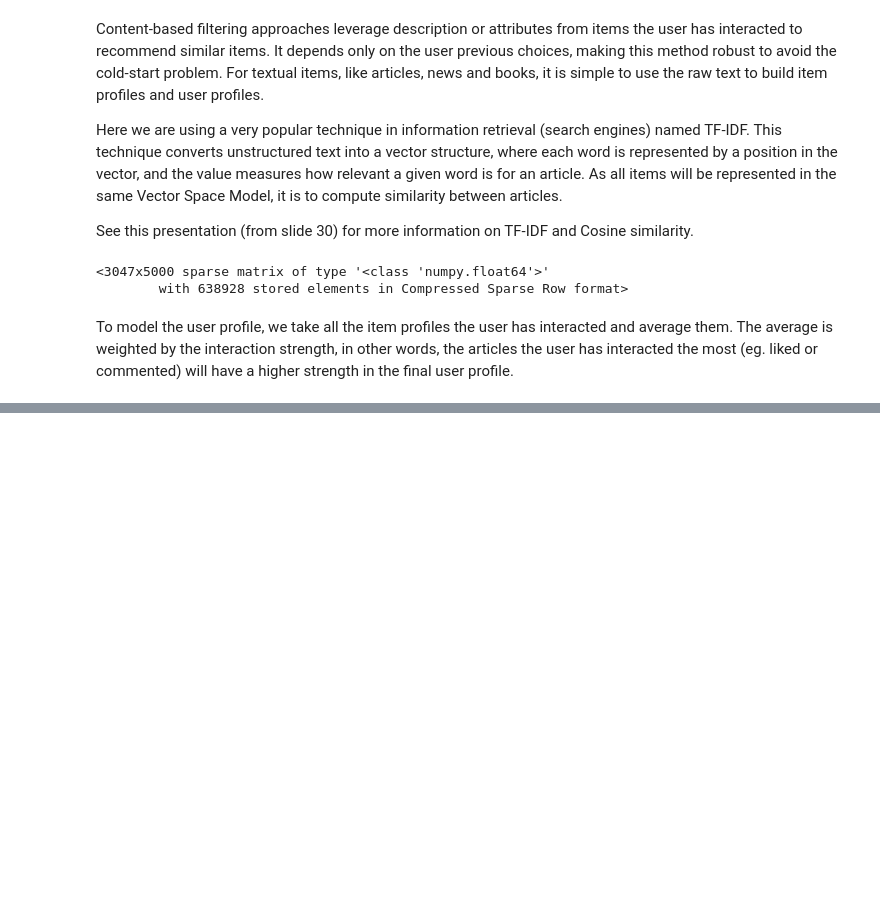
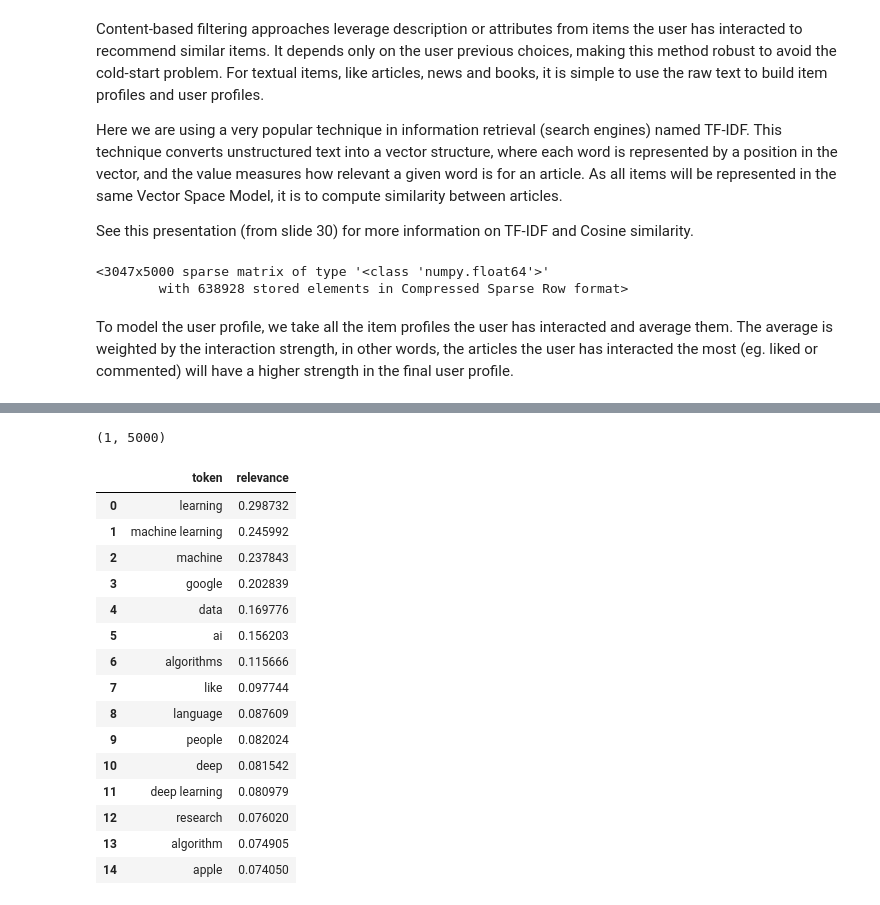
Before and after one commit to JIPiration/kaggles, a Jupyter notebook: Dataset_articles-sharing-and-reading-from-CI&T-DeskDrop/03_recommender-systems-in-python-101.ipynb, the cells around one changed output, grey strips where cells are left out. Drawn from its saved outputs; the diff is of its cells as text; code cells hidden in the pictures; blank space fills up the shorter version.

```diff
--- a/Dataset_articles-sharing-and-reading-from-CI&T-DeskDrop/03_recommender-systems-in-python-101.ipynb
+++ b/Dataset_articles-sharing-and-reading-from-CI&T-DeskDrop/03_recommender-systems-in-python-101.ipynb
@@ -525,23 +525,23 @@ def get_item_profile(item_id):
     return item_profile
 
 def get_item_profiles(ids):
-    item_profiles_list = [get_item_profiel(x) for x in ids]
+    item_profiles_list = [get_item_profile(x) for x in ids]
     item_profiles = scipy.sparse.vstack(item_profiles_list)
     return item_profiles
 
-def build_users_profile(person_id, iteractions_idexed_df):
-    iteractions_person_df = interactions_indexed_df.loc[person_id]
+def build_users_profile(person_id, interactions_indexed_df):
+    interactions_person_df = interactions_indexed_df.loc[person_id]
     user_item_profiles = get_item_profiles(interactions_person_df['contentId'])
 
-    user_item_strengths = np.array(interactions_person_df['eventStrength']).reshape(-1, 1)
+    user_item_strengths = np.array(interactions_person_df['eventStrength']).reshape(-1,1)
     #Weighted average of item profiles by the interactions strength
-    user_item_strengths_weighted_avg = np.sum(user_item_profiles.multiply(user_item_strngths), axis=0) / np.sum(user_item_strengths)
-    user_profile_norm = sklearn.preprocessing.normalize(user_item_strngths_weighted_avg)
+    user_item_strengths_weighted_avg = np.sum(user_item_profiles.multiply(user_item_strengths), axis=0) / np.sum(user_item_strengths)
+    user_profile_norm = sklearn.preprocessing.normalize(user_item_strengths_weighted_avg)
     return user_profile_norm
 
 def build_users_profiles():
-    interactions_indexed_df = interactions_train_df[interactions_train_df['contentId']
-                                                    .isin(articles_df['contentId'])].set_index('personId')
+    interactions_indexed_df = interactions_train_df[interactions_train_df['contentId'] \
+                                                   .isin(articles_df['contentId'])].set_index('personId')
     user_profiles = {}
     for person_id in interactions_indexed_df.index.unique():
         user_profiles[person_id] = build_users_profile(person_id, interactions_indexed_df)
@@ -551,0 +558,24 @@ len(user_profiles)
+# %%
+myprofile = user_profiles[-1479311724257856983]
+print(myprofile.shape)
+pd.DataFrame(sorted(zip(tfidf_feature_names,
+                        user_profiles[-1479311724257856983].flatten().tolist()), key=lambda x: -x[1])[:15],
+             columns=['token', 'relevance'])
+# %% [output]
+(1, 5000)
+|  | token | relevance |
+| 0 | learning | 0.298732 |
+| 1 | machine learning | 0.245992 |
+| 2 | machine | 0.237843 |
+| 3 | google | 0.202839 |
+| 4 | data | 0.169776 |
+| 5 | ai | 0.156203 |
+| 6 | algorithms | 0.115666 |
+| 7 | like | 0.097744 |
+| 8 | language | 0.087609 |
+| 9 | people | 0.082024 |
+| 10 | deep | 0.081542 |
+| 11 | deep learning | 0.080979 |
+| 12 | research | 0.076020 |
+| 13 | algorithm | 0.074905 |
+| 14 | apple | 0.074050 |
```
Also changed, not shown: parts of 3 cells of this notebook.
